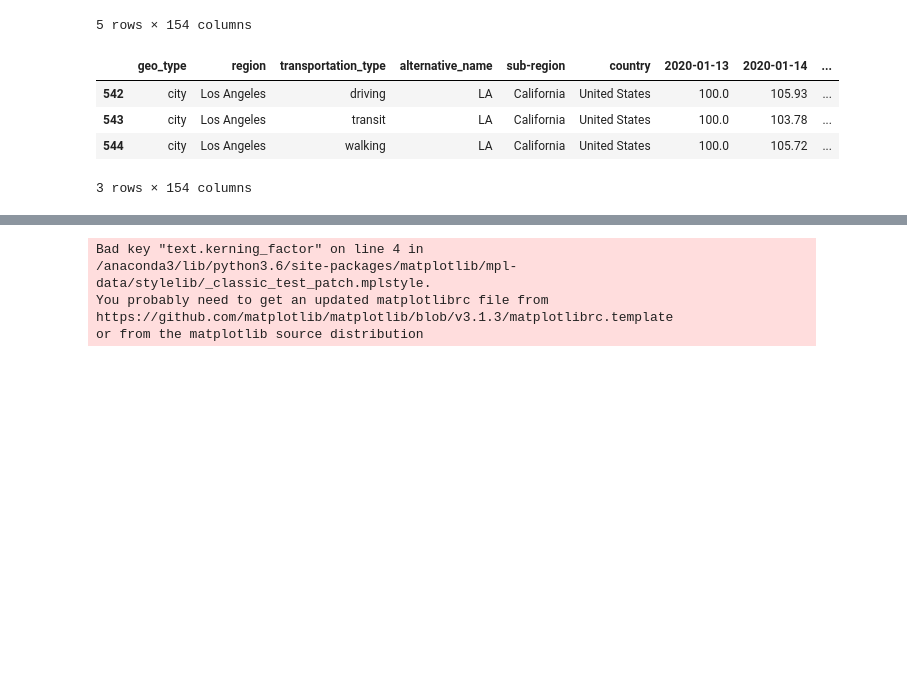
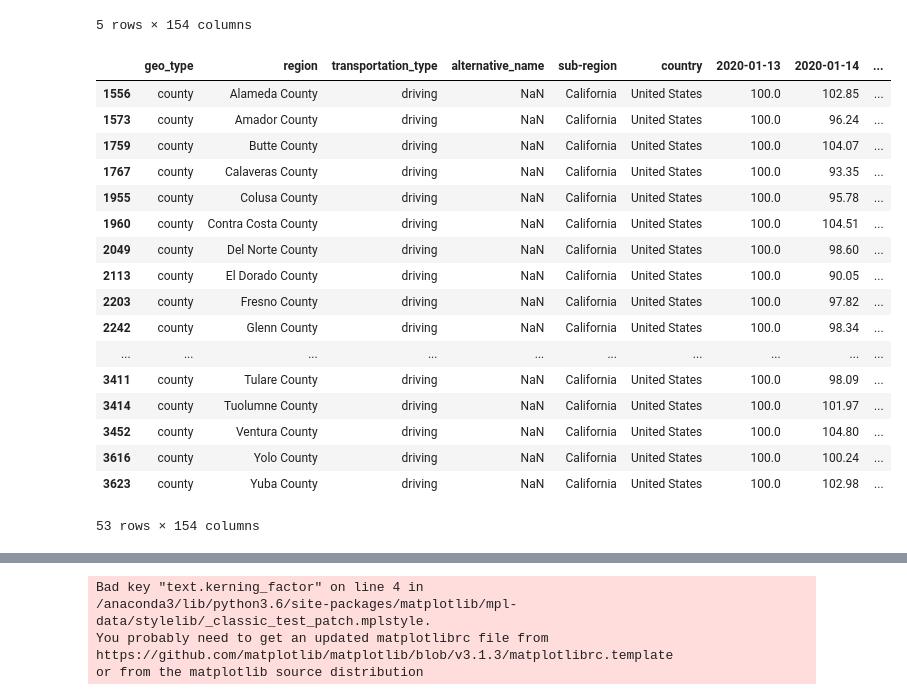
Before and after one commit to niccronc/LA_mobility, a Jupyter notebook: Data Exploration.ipynb, the cells around one changed output, grey strips where cells are left out. Saved outputs shown, nothing was run; the diff lists cells and outputs as text; code cells hidden in the pictures; blank space fills up the shorter version.

Commit message:
scraped bus ridership and started a tableau viz

```diff
--- a/Data Exploration.ipynb
+++ b/Data Exploration.ipynb
@@ -25,11 +25,26 @@ df2.head()
 | 3 | country/region | Argentina | walking | NaN | NaN | NaN | 100.0 | 95.11 | ... |
 | 4 | country/region | Australia | driving | AU | NaN | NaN | 100.0 | 102.98 | ... |
 5 rows × 154 columns
+# %%
+df2[df2[]]
+# %% [output]
+|  | geo_type | region | transportation_type | alternative_name | sub-region | country | 2020-01-13 | 2020-01-14 | ... |
+| 1556 | county | Alameda County | driving | NaN | California | United States | 100.0 | 102.85 | ... |
+| 1573 | county | Amador County | driving | NaN | California | United States | 100.0 | 96.24 | ... |
+| 1759 | county | Butte County | driving | NaN | California | United States | 100.0 | 104.07 | ... |
+| 1767 | county | Calaveras County | driving | NaN | California | United States | 100.0 | 93.35 | ... |
+| 1955 | county | Colusa County | driving | NaN | California | United States | 100.0 | 95.78 | ... |
+| 1960 | county | Contra Costa County | driving | NaN | California | United States | 100.0 | 104.51 | ... |
+| 2049 | county | Del Norte County | driving | NaN | California | United States | 100.0 | 98.60 | ... |
+| 2113 | county | El Dorado County | driving | NaN | California | United States | 100.0 | 90.05 | ... |
+| 2203 | county | Fresno County | driving | NaN | California | United States | 100.0 | 97.82 | ... |
+| 2242 | county | Glenn County | driving | NaN | California | United States | 100.0 | 98.34 | ... |
+| ... | ... | ... | ... | ... | ... | ... | ... | ... | ... |
+| 3411 | county | Tulare County | driving | NaN | California | United States | 100.0 | 98.09 | ... |
+| 3414 | county | Tuolumne County | driving | NaN | California | United States | 100.0 | 101.97 | ... |
+| 3452 | county | Ventura County | driving | NaN | California | United States | 100.0 | 104.80 | ... |
+| 3616 | county | Yolo County | driving | NaN | California | United States | 100.0 | 100.24 | ... |
+| 3623 | county | Yuba County | driving | NaN | California | United States | 100.0 | 102.98 | ... |
+53 rows × 154 columns
 # %%
-df2[df2.region == 'Los Angeles']
+df_LA = df2[df2.region == 'Los Angeles']
-# %% [output]
-|  | geo_type | region | transportation_type | alternative_name | sub-region | country | 2020-01-13 | 2020-01-14 | ... |
-| 542 | city | Los Angeles | driving | LA | California | United States | 100.0 | 105.93 | ... |
-| 543 | city | Los Angeles | transit | LA | California | United States | 100.0 | 103.78 | ... |
-| 544 | city | Los Angeles | walking | LA | California | United States | 100.0 | 105.72 | ... |
-3 rows × 154 columns
```
Also changed, not shown: parts of 20 cells of this notebook, 8 other files.
